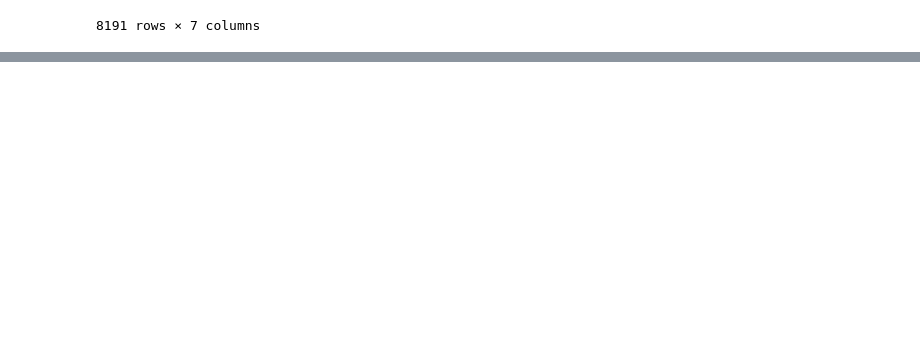
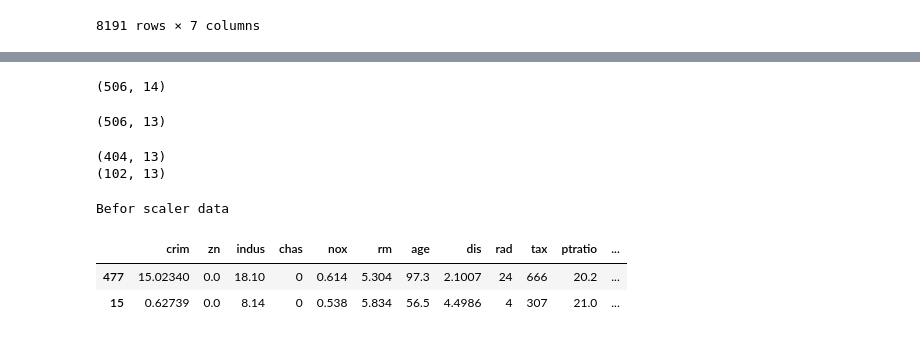
Before and after one commit to Sanya-Katiyar-Eng/ML_Basics, a Jupyter notebook: Algo/WrapperMethodFeatureSelection.ipynb, the cells around one changed output, grey strips where cells are left out. Drawn from its saved outputs; the diff is of its cells as text; code cells hidden in the pictures; blank space fills up the shorter version.

```diff
--- a/Algo/WrapperMethodFeatureSelection.ipynb
+++ b/Algo/WrapperMethodFeatureSelection.ipynb
@@ -295,0 +401,8 @@ mat_df.sort_values('adjusted_r2',ascending=False)
+# %%
+import pandas as pd
+
+url = "https://raw.githubusercontent.com/selva86/datasets/master/BostonHousing.csv"
+
+df = pd.read_csv(url)
+
+print(df.head())
@@ -295,0 +423,4 @@ mat_df.sort_values('adjusted_r2',ascending=False)
+# %%
+df.shape
+# %% [output]
+(506, 14)
@@ -295,0 +430,4 @@ mat_df.sort_values('adjusted_r2',ascending=False)
+# %%
+x.shape
+# %% [output]
+(506, 13)
@@ -295,0 +440,15 @@ mat_df.sort_values('adjusted_r2',ascending=False)
+# %%
+x_train,x_test,y_train,y_test=train_test_split(x,y,test_size=0.2,random_state=42)
+print(x_train.shape)
+print(x_test.shape)
+# %% [output]
+(404, 13)
+(102, 13)
+# %%
+print("Befor scaler data")
+x_train.head(2)
+# %% [output]
+Befor scaler data
+|  | crim | zn | indus | chas | nox | rm | age | dis | rad | tax | ptratio | ... |
+| 477 | 15.02340 | 0.0 | 18.10 | 0 | 0.614 | 5.304 | 97.3 | 2.1007 | 24 | 666 | 20.2 | ... |
+| 15 | 0.62739 | 0.0 | 8.14 | 0 | 0.538 | 5.834 | 56.5 | 4.4986 | 4 | 307 | 21.0 | ... |
```
Also changed, not shown: parts of 23 cells of this notebook, 1 other file.
